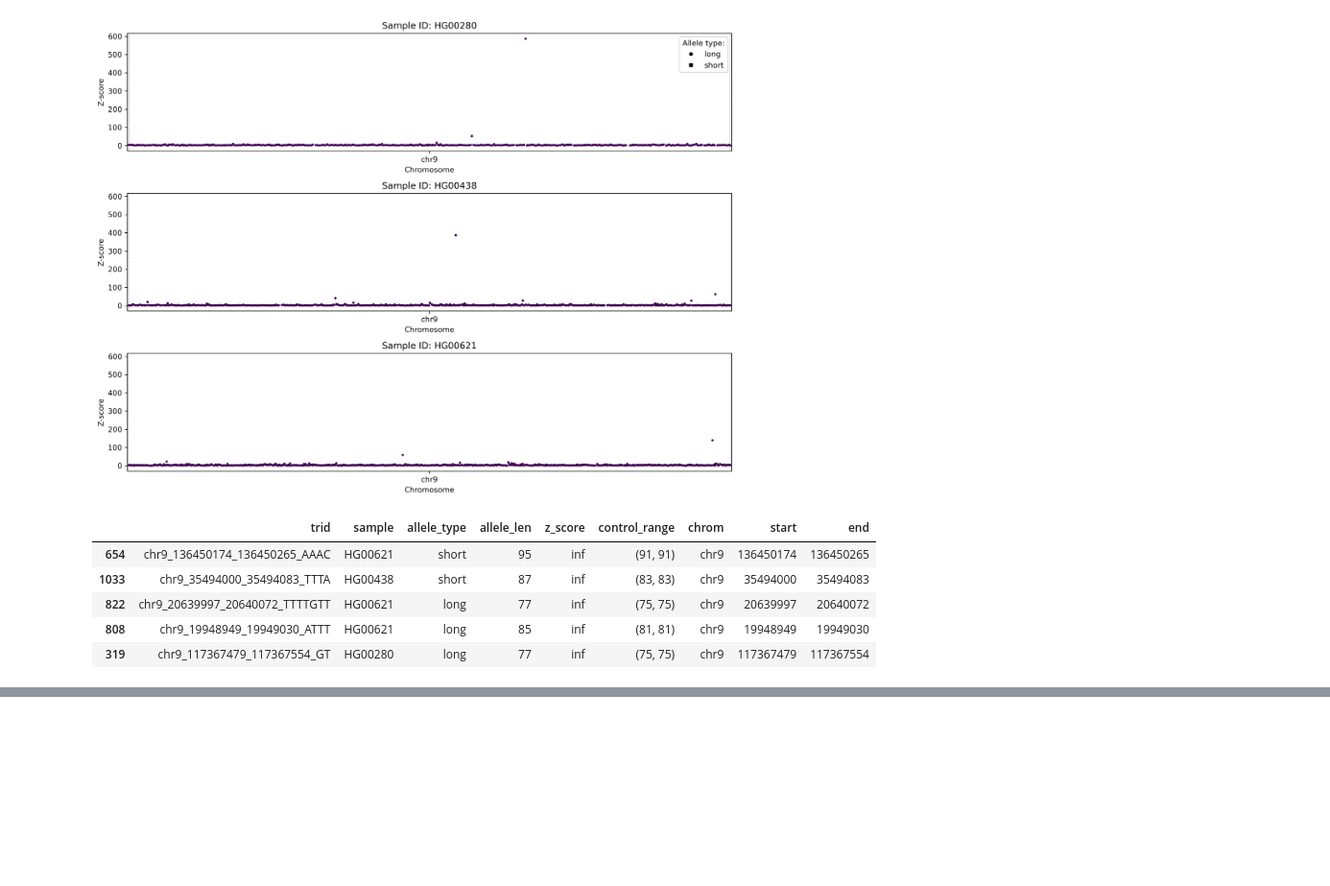
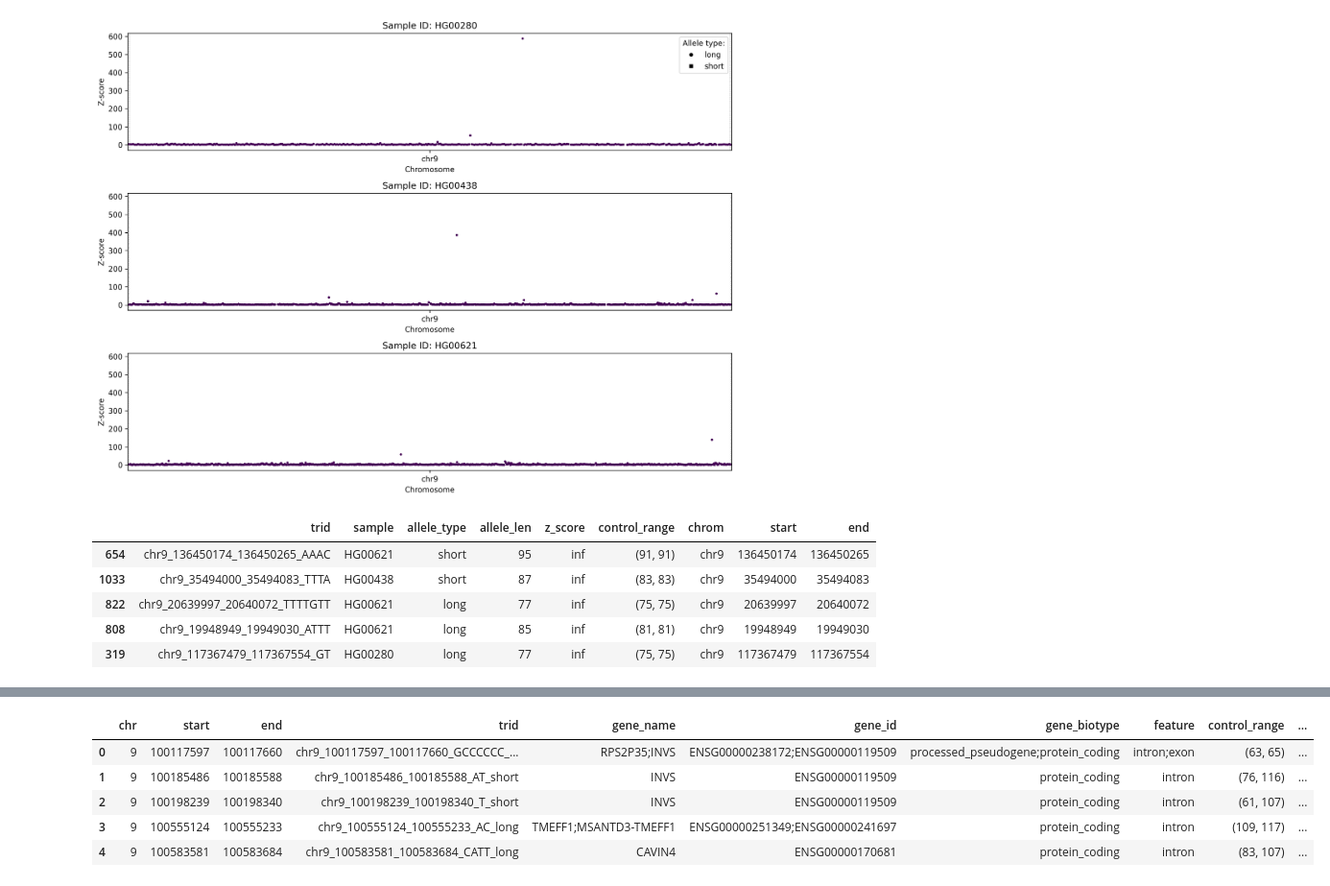
Before and after one commit to tandem-repeat-workflows/find-outlier-expansions, a Jupyter notebook: find-outlier-expansions.ipynb, the cells around one changed output, grey strips where cells are left out. Shown: that part at 96% size. Drawn from its saved outputs; the diff is of its cells as text; code cells hidden in the pictures; blank space fills up the shorter version.

```diff
--- a/find-outlier-expansions.ipynb
+++ b/find-outlier-expansions.ipynb
@@ -205,0 +392,5 @@ df.sort_values(['z_score'], ascending=False).head()
+# %%
+# convert hits dataframe from long to wide format
+df = pd.DataFrame(hits)
+hits_pivot = pivot_hits(df)
+hits_pr = hits_to_pr(hits_pivot)
@@ -205,0 +402,6 @@ df.sort_values(['z_score'], ascending=False).head()
+# %%
+# prep Ensembl gene GTF
+cols = ["gene_name", "gene_id", "gene_biotype", "Feature"]
+gene_gr = prepare_Ensembl_GTF(
+    "../annotations/Homo_sapiens.GRCh38.109.chr.gtf.gz", cols=cols
+)
@@ -205,0 +453,9 @@ df.sort_values(['z_score'], ascending=False).head()
+# %%
+hits_gene_omim.head()
+# %% [output]
+|  | chr | start | end | trid | gene_name | gene_id | gene_biotype | feature | control_range | ... |
+| 0 | 9 | 100117597 | 100117660 | chr9_100117597_100117660_GCCCCCC_... | RPS2P35;INVS | ENSG00000238172;ENSG00000119509 | processed_pseudogene;protein_coding | intron;exon | (63, 65) | ... |
+| 1 | 9 | 100185486 | 100185588 | chr9_100185486_100185588_AT_short | INVS | ENSG00000119509 | protein_coding | intron | (76, 116) | ... |
+| 2 | 9 | 100198239 | 100198340 | chr9_100198239_100198340_T_short | INVS | ENSG00000119509 | protein_coding | intron | (61, 107) | ... |
+| 3 | 9 | 100555124 | 100555233 | chr9_100555124_100555233_AC_long | TMEFF1;MSANTD3-TMEFF1 | ENSG00000251349;ENSG00000241697 | protein_coding | intron | (109, 117) | ... |
+| 4 | 9 | 100583581 | 100583684 | chr9_100583581_100583684_CATT_long | CAVIN4 | ENSG00000170681 | protein_coding | intron | (83, 107) | ... |
```
Also changed, not shown: parts of 8 cells of this notebook, 1 other file.
